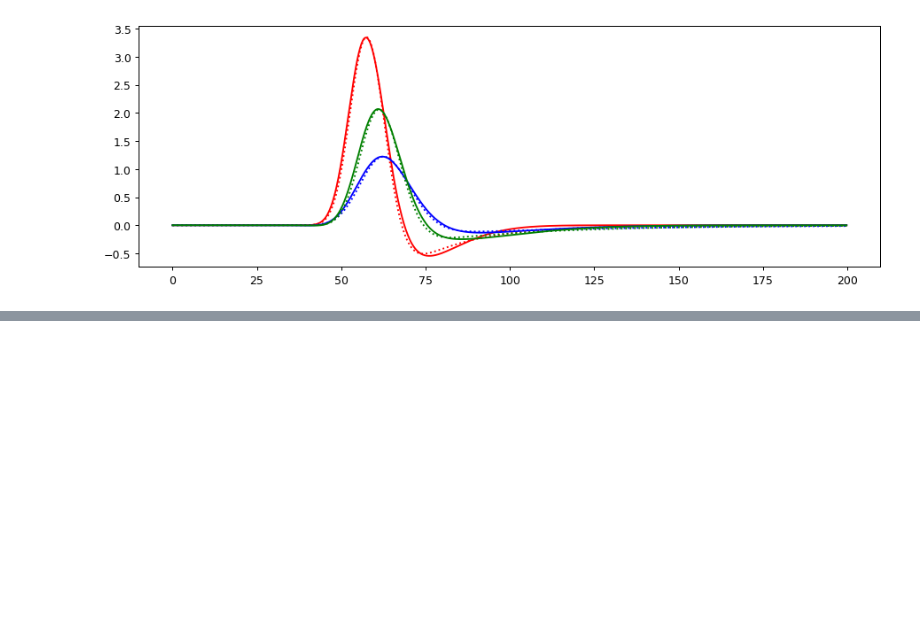
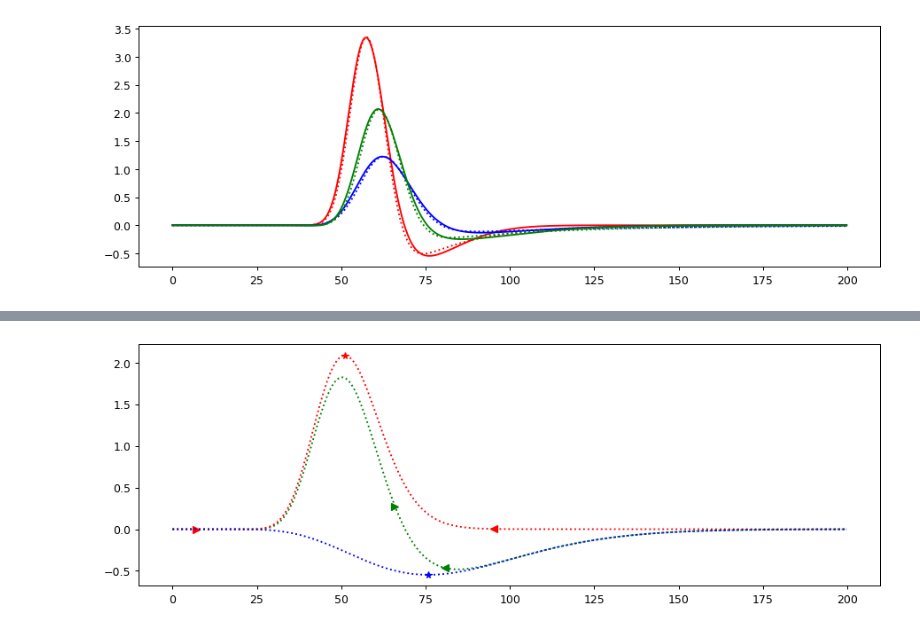
Before and after one commit to g13/patchV1, a Jupyter notebook: LGN_kernel.ipynb, the cells around one changed output, grey strips where cells are left out. Cells and saved outputs as stored; diff of their text form; code cells hidden in the pictures; blank space fills up the shorter version.

```diff
--- a/LGN_kernel.ipynb
+++ b/LGN_kernel.ipynb
@@ -338,0 +410,89 @@ LGN Off-surround: K = 12.532763532763534, ratio = 0.3300440182686147, tauR = 1.8
+# %%
+fig = plt.figure('model', figsize = (12,4), dpi=90)
+ax = fig.add_subplot(111)
+
+#Ar_all = 24.3
+#Ad_all = 14.5
+#tauR_all = 2.34
+#tauD_all = 6.8
+#nR_all = 19.2
+#nD_all = 11.7
+#Dt_all = 0 + Dc + Dt_PallC
+
+Dt_all = Doff*2
+Ar_all = 50.3
+tauR_all = 2.08
+nR_all = 22.18
+Ad_all = 33.4
+tauD_all = 8.4
+nD_all = 9.2
+
+#Ar_all = 16.6
+#Ad_all = 6.0
+#tauR_all = 1.14
+#tauD_all = 7.5
+#nR_all = 43.0
+#nD_all = 11
+#Dt_all = Ds + Dt_PallS - Dall
+Kt0, KtR, KtD =  temporalSimple(Ar_all, Ad_all, tauR_all, tauD_all, nR_all, nD_all, Dt_all, 0, t)
+plotKernel(Ar_all, Ad_all, tauR_all, tauD_all, nR_all, nD_all, Dt_all, 0, None, t, ax, '', ':g')
+def point_wise(t_instant):
+    K, _, _ = temporalSimple(Ar_all, Ad_all, tauR_all, tauD_all, nR_all, nD_all, Dt_all, 0, np.array([t_instant]))
+    return K
+
+def point_wiseR(t_instant):
+    K = temporalComp(Ar_all, tauR_all, nR_all, Dt_all, np.array([t_instant]))
+    return K
+
+def point_wiseD(t_instant):
+    K = temporalComp(Ad_all, tauD_all, nD_all, Dt_all, np.array([t_instant]))
+    return K
+
+tsp1 = tauR_all * (nR_all-1)
+tsp2 = tauD_all * (nD_all-1)
+def half_tau(n, tau):
+    return tau*((n-1)*(np.log(n-1)-1)-np.log(2)+n-1)/(n-2)
+
+#nR_all = 11
+def poly(t):
+    t = t - Dt_all
+    tpick = t > 0
+    active_t = t[tpick]
+    p = np.zeros(t.shape)
+    p[tpick] = Ar_all*np.float_power((active_t/tauR_all),(nR_all-1))/tauR_all/gamma(nR_all)
+    return p
+
+print(f'{Dt_all} -> {tsp1} -> {tsp2}')
+ax.plot(tsp1+Dt_all, point_wiseR(tsp1+Dt_all),'*r')
+ax.plot(Dt_all, point_wiseR(Dt_all),'>r')
+ax.plot(Dt_all+2*tsp1, point_wiseR(Dt_all+2*tsp1),'<r')
+ax.plot(tsp2+Dt_all, -point_wiseD(tsp2+Dt_all),'*b')
+testP = Dt_all+tsp1+ tauR_all * nR_all/np.log(nR_all)*2
+#testP = Dt_all+tsp1+ tauR_all * np.log(nR_all)
+ax.plot(testP, point_wise(testP),'<g')
+testP = Dt_all+tsp1+ tauR_all * nR_all/np.log(nR_all)
+ax.plot(testP, point_wise(testP),'>g')
+ax.plot(t, KtR, ':r')
+ax.plot(t, -KtD, ':b')
+#ax.plot(t, poly(t), ':r')
+#ax.set_ylim((-0.5,1.0))
+
+Ar_all = 16.6
+Ad_all = 6.0
+tauR_all = 1.14
+tauD_all = 7.5
+nR_all = tsp1/tauR_all
+nD_all = (testP-Dt_all)/tauD_all
+Dt_all = Ds + Dt_PallS - Dall
+
+#plotKernel(Ar_all, Ad_all, tauR_all, tauD_all, nR_all, nD_all, Dt_all, 0, Kt0, t, ax, ':g', 'b')
+
+Ar_all = 16.6
+Ad_all = 6.0
+tauR_all = 2.28
+tauD_all = 15
+nR_all = tsp1/tauR_all
+nD_all = (tsp1+tauR_all*np.log(2))/tauD_all
+Dt_all = Ds + Dt_PallS - Dall
+#plotKernel(Ar_all, Ad_all, tauR_all, tauD_all, nR_all, nD_all, Dt_all, 0, Kt0, t, ax, ':g', 'r')
+# %% [output]
@@ -338,0 +500 @@ LGN Off-surround: K = 12.532763532763534, ratio = 0.3300440182686147, tauR = 1.8
+[figure, added]
```
Also changed, not shown: parts of 10 cells of this notebook, 6 other files.
